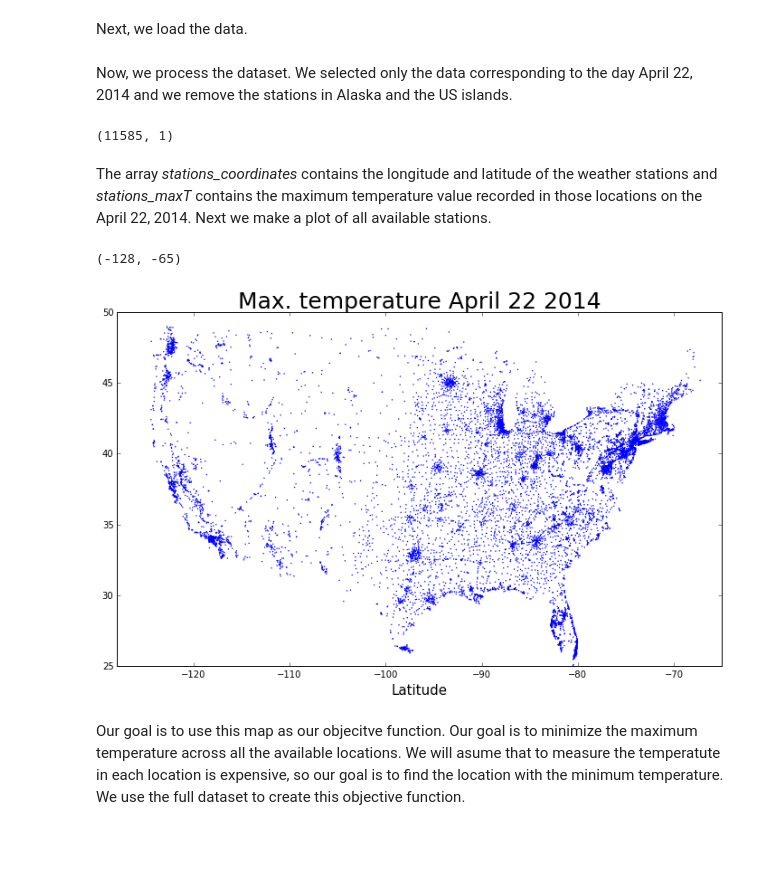
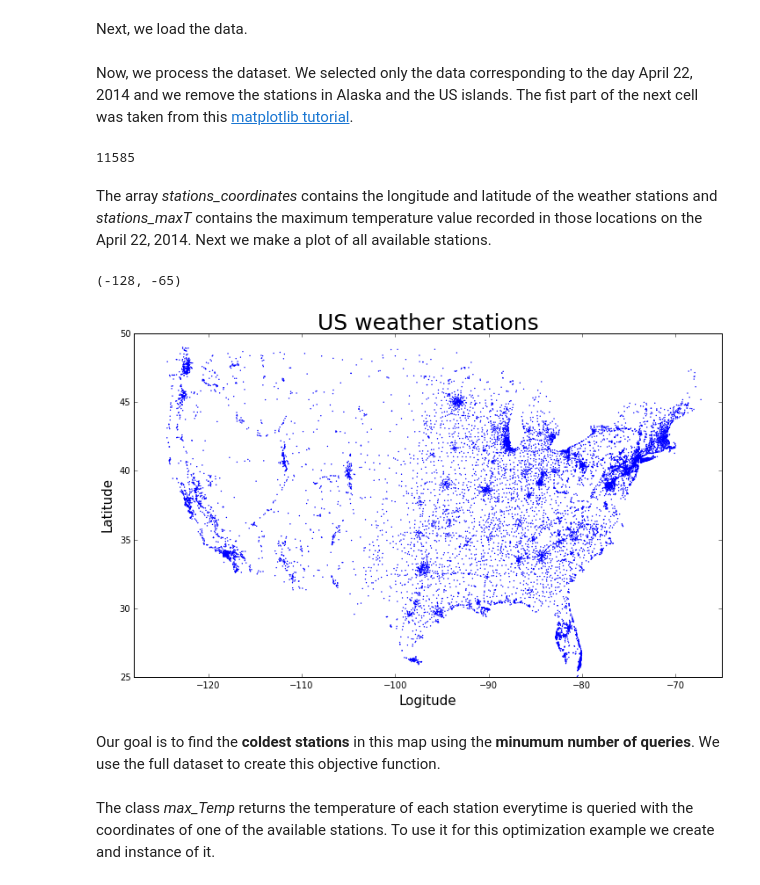
Before and after one commit to SheffieldML/GPyOpt, a Jupyter notebook: manual/GPyOpt_bandits_optimization.ipynb, the cells around one changed output. Saved outputs shown, nothing was run; the diff lists cells and outputs as text; code cells hidden in the pictures; blank space fills up the shorter version.

```diff
--- a/manual/GPyOpt_bandits_optimization.ipynb
+++ b/manual/GPyOpt_bandits_optimization.ipynb
@@ -23,5 +22,5 @@ filename='./data/target_day_20140422.dat'
 f = open(filename, 'r')
 contents = f.readlines()
 # %% [markdown]
-Now, we process the dataset. We selected only the data corresponding to the day April 22, 2014 and we remove the stations in Alaska and the US islands.
+Now, we process the dataset. We selected only the data corresponding to the day April 22, 2014 and we remove the stations in Alaska and the US islands. The fist part of the next cell was taken from this [matplotlib tutorial](https://github.com/ginaschmalzle/pyladies_matplotlib_ipython_notebooks/blob/master/Matplotlib_tutorial.ipynb).
 # %%
@@ -54,24 +54,24 @@ stations_coordinates = stations_coordinates_all[sel,:]
 stations_maxT = stations_maxT_all[sel,:]
 # %%
 # Check the total number of stations.
-stations_maxT.shape
+stations_maxT.shape[0]
 # %% [output]
-(11585, 1)
+11585
 # %% [markdown]
 The array *stations_coordinates* contains the longitude and latitude of the weather stations and *stations_maxT* contains the maximum temperature value recorded in those locations on the April 22, 2014. Next we make a plot of all available stations.
 # %%
 plt.figure(figsize=(12,7))
 sc = plt.scatter(stations_coordinates[:,0],stations_coordinates[:,1], c='b', s=2, edgecolors='none')
-plt.title('Max. temperature April 22 2014',size=25)
+plt.title('US weather stations',size=25)
 plt.xlabel('Logitude',size=15)
-plt.xlabel('Latitude',size=15)
+plt.ylabel('Latitude',size=15)
 plt.ylim((25,50))
 plt.xlim((-128,-65))
 # %% [output]
 (-128, -65)
-[figure, old version]
+[figure, new version]
-# %% [markdown]
-Our goal is to use this map as our objecitve function. Our goal is to minimize the maximum temperature across all the available locations. We will asume that to measure the temperatute in each location is expensive, so our goal is to find the location with the minimum temperature. We use the full dataset to create this objective function.
+# %% [markdown]
+Our goal is to find the **coldest stations** in this map using the **minumum number of queries**. We use the full dataset to create this objective function.
 # %%
 #  Class that defines the function to optimize given the available locations
 class max_Temp(object):
@@ -81,6 +81,8 @@ class max_Temp(object):
 
     def f(self,x):
         return np.dot(0.5*(self.stations_coordinates == x).sum(axis=1),self.stations_maxT)[:,None]
+# %% [markdown]
+The class *max_Temp* returns the temperature of each station everytime is queried with the coordinates of one of the available stations. To use it for this optimization example we create and instance of it.
 # %%
 # Objective function given the current inputs
 func = max_Temp(stations_coordinates,stations_maxT)
```
Also changed, not shown: parts of 13 cells of this notebook, 4 other files.
